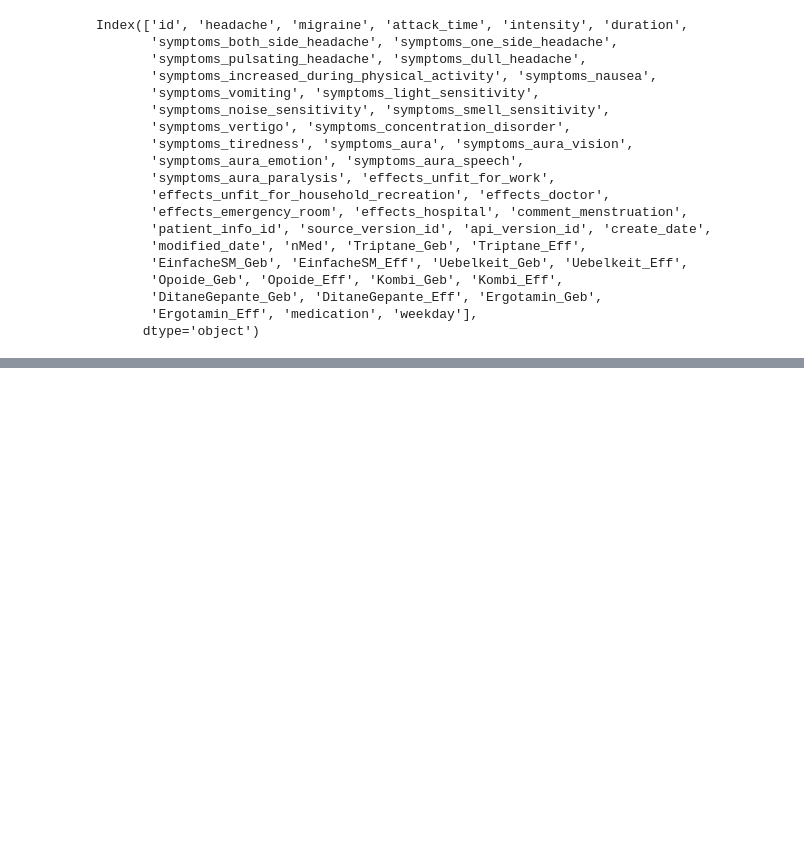
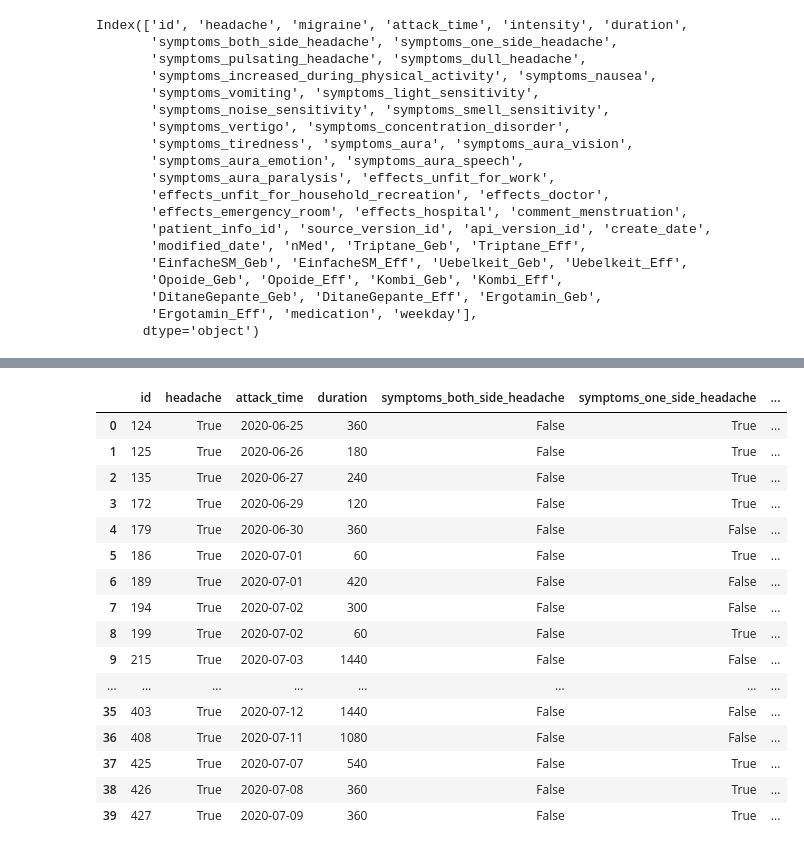
Before and after one commit to kkumar06-tech/Data_Analysis, a Jupyter notebook: Attack_V1.ipynb, the cells around one changed output, grey strips where cells are left out. Saved outputs shown, nothing was run; the diff lists cells and outputs as text; code cells hidden in the pictures; blank space fills up the shorter version.

```diff
--- a/Attack_V1.ipynb
+++ b/Attack_V1.ipynb
@@ -33,0 +55,24 @@ Index(['id', 'headache', 'migraine', 'attack_time', 'intensity', 'duration',
+# %%
+relevant_columns=["id","headache","attack_time","duration","symptoms_both_side_headache", "symptoms_one_side_headache",
+       "symptoms_pulsating_headache", "symptoms_dull_headache","weekday"]
+req_df=df[relevant_columns]
+# %%
+req_df.head(40)
+# %% [output]
+|  | id | headache | attack_time | duration | symptoms_both_side_headache | symptoms_one_side_headache | ... |
+| 0 | 124 | True | 2020-06-25 | 360 | False | True | ... |
+| 1 | 125 | True | 2020-06-26 | 180 | False | True | ... |
+| 2 | 135 | True | 2020-06-27 | 240 | False | True | ... |
+| 3 | 172 | True | 2020-06-29 | 120 | False | True | ... |
+| 4 | 179 | True | 2020-06-30 | 360 | False | False | ... |
+| 5 | 186 | True | 2020-07-01 | 60 | False | True | ... |
+| 6 | 189 | True | 2020-07-01 | 420 | False | False | ... |
+| 7 | 194 | True | 2020-07-02 | 300 | False | False | ... |
+| 8 | 199 | True | 2020-07-02 | 60 | False | True | ... |
+| 9 | 215 | True | 2020-07-03 | 1440 | False | False | ... |
+| ... | ... | ... | ... | ... | ... | ... | ... |
+| 35 | 403 | True | 2020-07-12 | 1440 | False | False | ... |
+| 36 | 408 | True | 2020-07-11 | 1080 | False | False | ... |
+| 37 | 425 | True | 2020-07-07 | 540 | False | True | ... |
+| 38 | 426 | True | 2020-07-08 | 360 | False | True | ... |
+| 39 | 427 | True | 2020-07-09 | 360 | False | True | ... |
```
Also changed, not shown: parts of 6 cells of this notebook, 2 other files.
